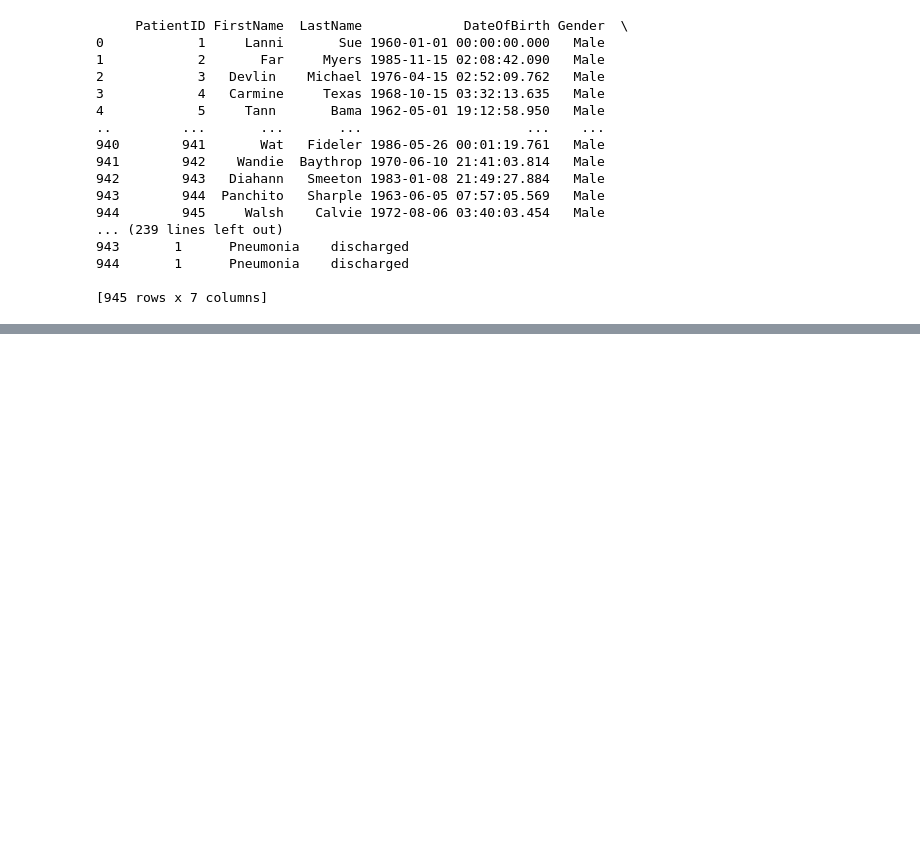
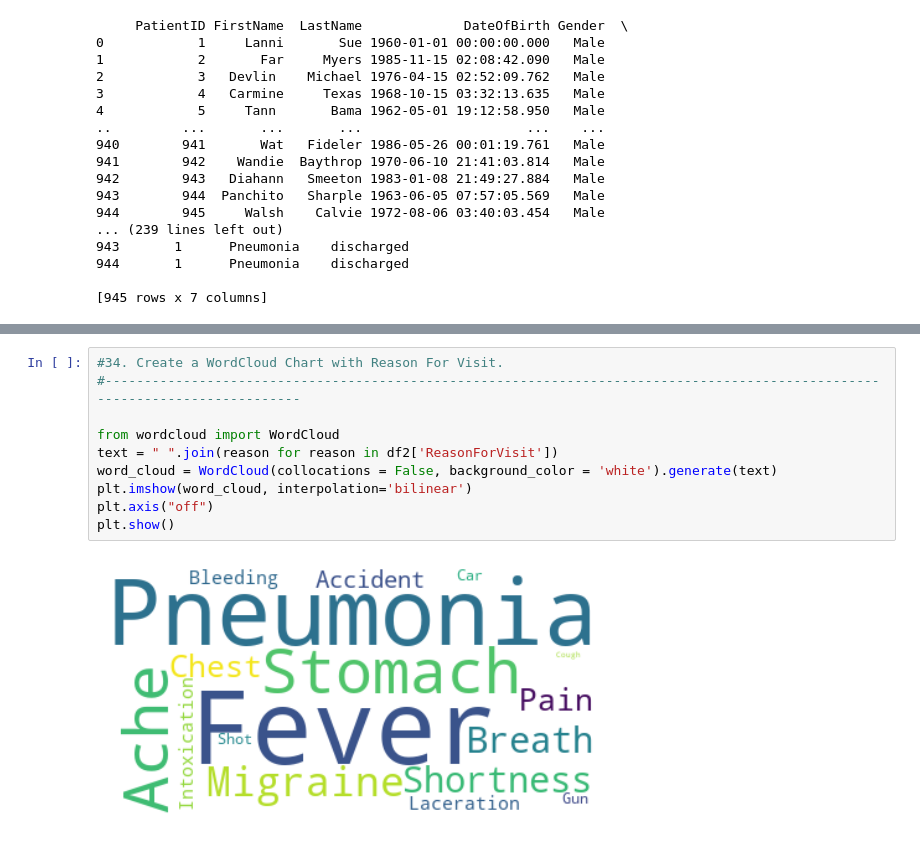
Before and after one commit to Team10repo/team10repo, a Jupyter notebook: Python_Hackathon_Devina.ipynb, the cells around one changed output, grey strips where cells are left out. Drawn from its saved outputs; the diff is of its cells as text; blank space fills up the shorter version.

```diff
--- a/Python_Hackathon_Devina.ipynb
+++ b/Python_Hackathon_Devina.ipynb
@@ -112,0 +265,12 @@ Count of Male patients: 537 and Count of Female patients: 408
+# %%
+#34. Create a WordCloud Chart with Reason For Visit.
+#-----------------------------------------------------------------------------------------------------------------------------
+
+from wordcloud import WordCloud
+text = " ".join(reason for reason in df2['ReasonForVisit'])
+word_cloud = WordCloud(collocations = False, background_color = 'white').generate(text)
+plt.imshow(word_cloud, interpolation='bilinear')
+plt.axis("off")
+plt.show()
+# %% [output]
+[figure, added]
```
Also changed, not shown: parts of 20 cells of this notebook.
